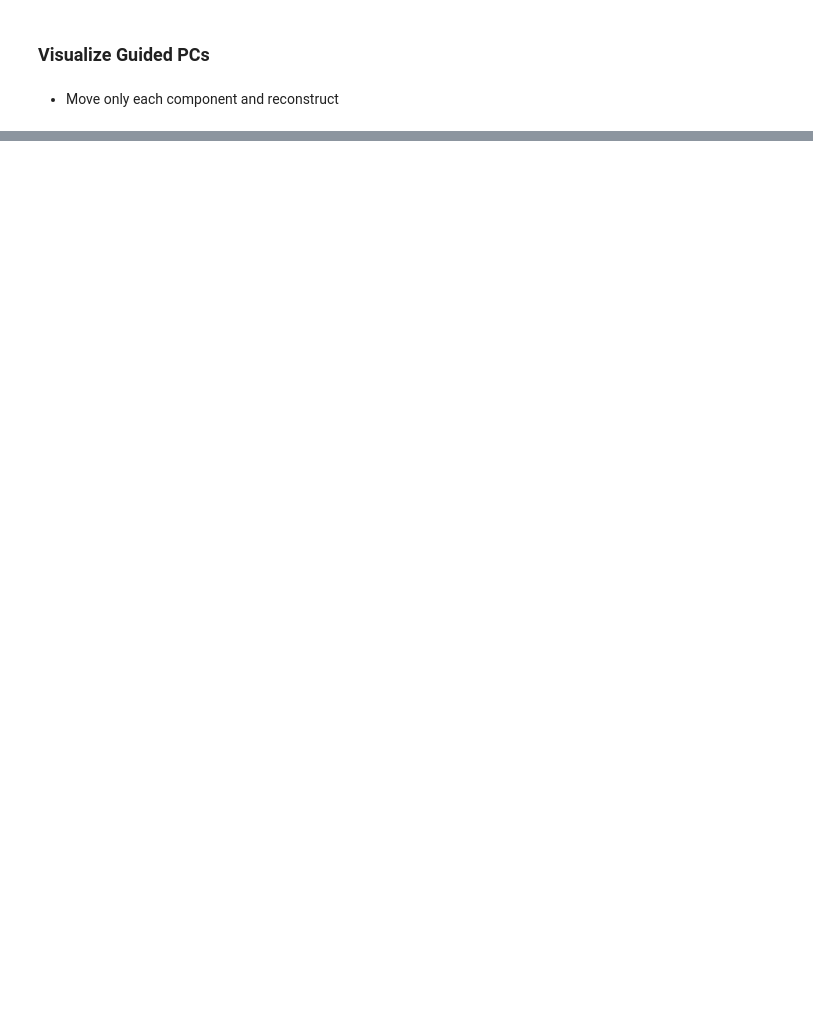
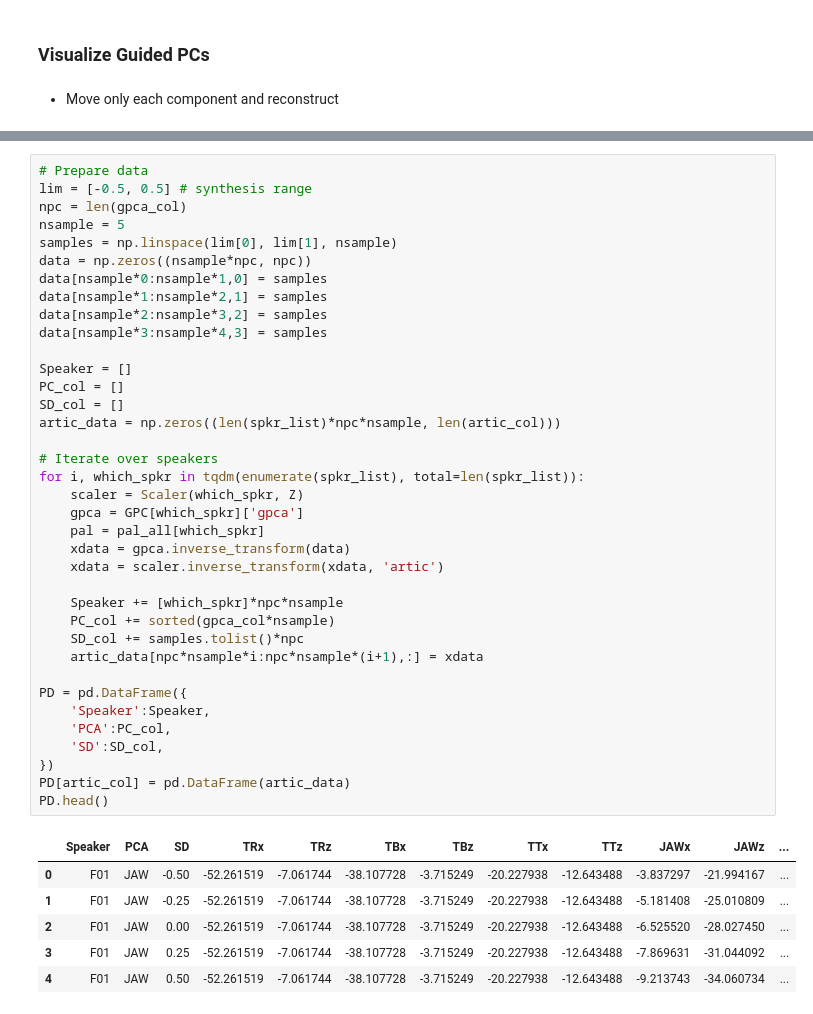
Before and after one commit to jaekookang/Articulatory-Data-Processor, a Jupyter notebook: 1-03_artic_analysis.ipynb, the cells around one changed output, grey strips where cells are left out. Cells and saved outputs as stored; diff of their text form; blank space fills up the shorter version.

```diff
--- a/1-03_artic_analysis.ipynb
+++ b/1-03_artic_analysis.ipynb
@@ -430,0 +569,44 @@ interactive(children=(Dropdown(description='which_spkr', options=('F01', 'F02',
+# %%
+# Prepare data
+lim = [-0.5, 0.5] # synthesis range
+npc = len(gpca_col)
+nsample = 5
+samples = np.linspace(lim[0], lim[1], nsample)
+data = np.zeros((nsample*npc, npc))
+data[nsample*0:nsample*1,0] = samples
+data[nsample*1:nsample*2,1] = samples
+data[nsample*2:nsample*3,2] = samples
+data[nsample*3:nsample*4,3] = samples
+
+Speaker = []
+PC_col = []
+SD_col = []
+artic_data = np.zeros((len(spkr_list)*npc*nsample, len(artic_col)))
+
+# Iterate over speakers
+for i, which_spkr in tqdm(enumerate(spkr_list), total=len(spkr_list)):
+    scaler = Scaler(which_spkr, Z)
+    gpca = GPC[which_spkr]['gpca']
+    pal = pal_all[which_spkr]
+    xdata = gpca.inverse_transform(data)
+    xdata = scaler.inverse_transform(xdata, 'artic')
+
+    Speaker += [which_spkr]*npc*nsample
+    PC_col += sorted(gpca_col*nsample)
+    SD_col += samples.tolist()*npc
+    artic_data[npc*nsample*i:npc*nsample*(i+1),:] = xdata
+
+PD = pd.DataFrame({
+    'Speaker':Speaker,
+    'PCA':PC_col,
+    'SD':SD_col,
+})
+PD[artic_col] = pd.DataFrame(artic_data)
+PD.head()
+# %% [output]
+|  | Speaker | PCA | SD | TRx | TRz | TBx | TBz | TTx | TTz | JAWx | JAWz | ... |
+| 0 | F01 | JAW | -0.50 | -52.261519 | -7.061744 | -38.107728 | -3.715249 | -20.227938 | -12.643488 | -3.837297 | -21.994167 | ... |
+| 1 | F01 | JAW | -0.25 | -52.261519 | -7.061744 | -38.107728 | -3.715249 | -20.227938 | -12.643488 | -5.181408 | -25.010809 | ... |
+| 2 | F01 | JAW | 0.00 | -52.261519 | -7.061744 | -38.107728 | -3.715249 | -20.227938 | -12.643488 | -6.525520 | -28.027450 | ... |
+| 3 | F01 | JAW | 0.25 | -52.261519 | -7.061744 | -38.107728 | -3.715249 | -20.227938 | -12.643488 | -7.869631 | -31.044092 | ... |
+| 4 | F01 | JAW | 0.50 | -52.261519 | -7.061744 | -38.107728 | -3.715249 | -20.227938 | -12.643488 | -9.213743 | -34.060734 | ... |
```
Also changed, not shown: parts of 20 cells of this notebook, 10 other files.
